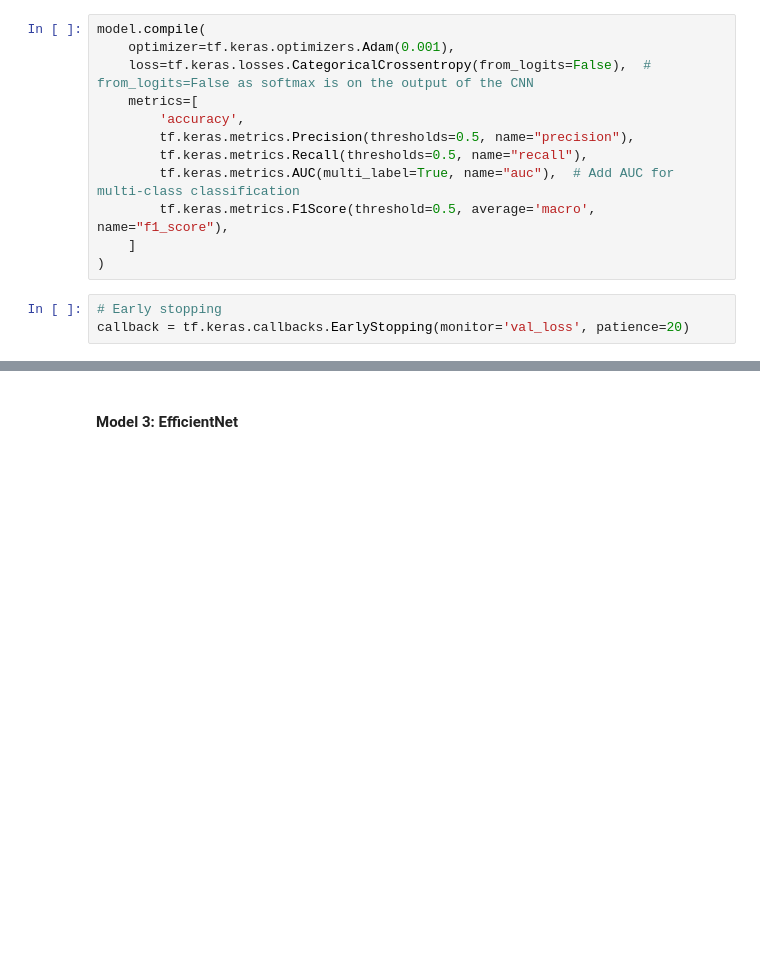
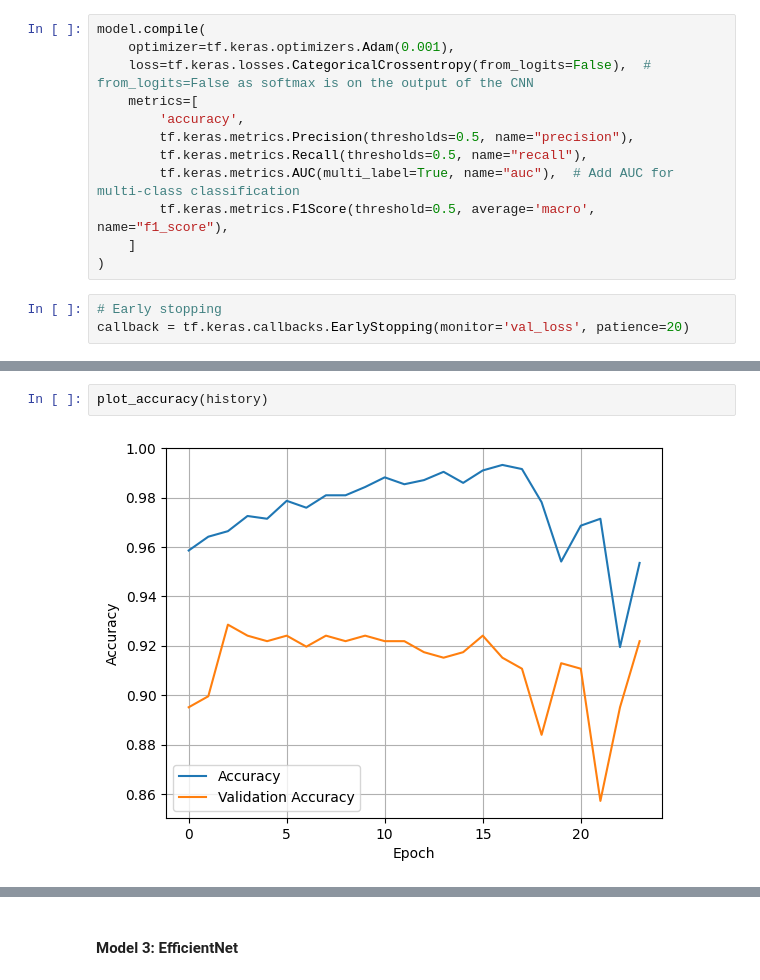
Before and after one commit to damienfarrell/machine-learning-project-2, a Jupyter notebook: project_2.ipynb, the cells around one changed output, grey strips where cells are left out. Saved outputs shown, nothing was run; the diff lists cells and outputs as text; blank space fills up the shorter version.

```diff
--- a/project_2.ipynb
+++ b/project_2.ipynb
@@ -337,3 +366,7 @@ plot_loss(history)
+# %%
+plot_accuracy(history)
+# %% [output]
+[figure, added]
 # %%
 model.evaluate(X_test, y_test, return_dict=True)
 # %% [output]
```
Also changed, not shown: parts of 26 cells of this notebook.
